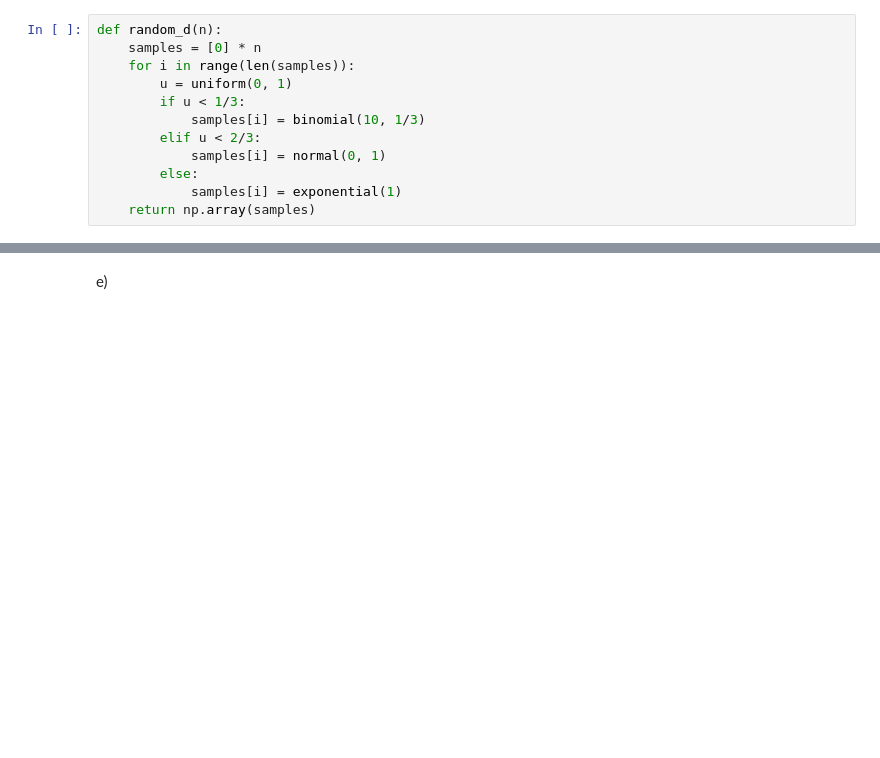
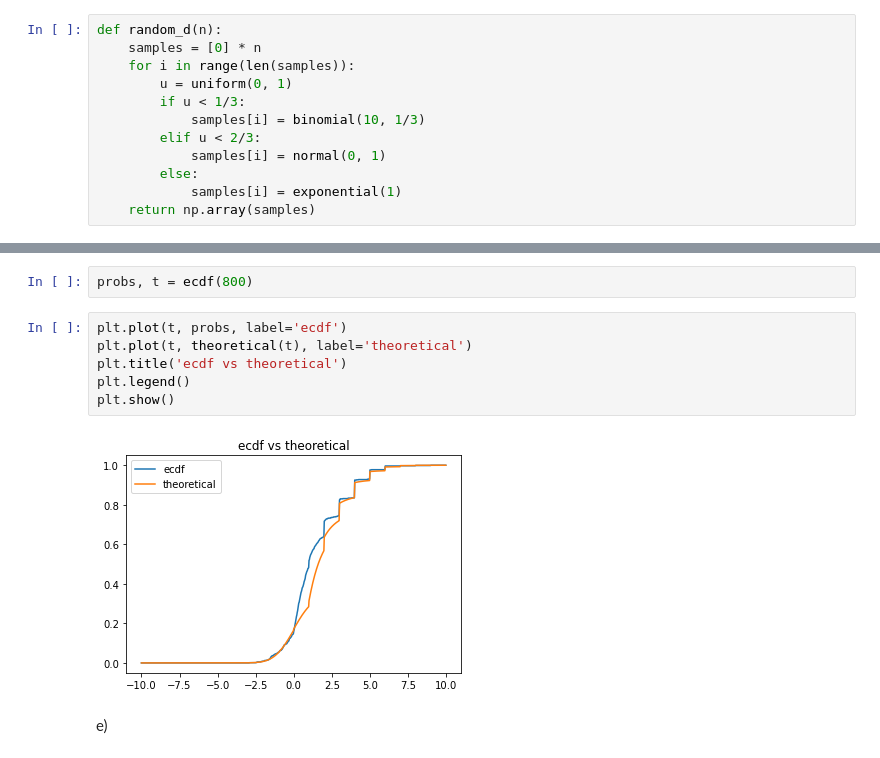
Before and after one commit to gekas145/MF, a Jupyter notebook: lab1.ipynb, the cells around one changed output, grey strips where cells are left out. Cells and saved outputs as stored; diff of their text form; blank space fills up the shorter version.

```diff
--- a/lab1.ipynb
+++ b/lab1.ipynb
@@ -135,2 +156,12 @@ plt.show()
+# %%
+probs, t = ecdf(800)
+# %%
+plt.plot(t, probs, label='ecdf')
+plt.plot(t, theoretical(t), label='theoretical')
+plt.title('ecdf vs theoretical')
+plt.legend()
+plt.show()
+# %% [output]
+[figure, added]
 # %% [markdown]
 e)
```
Also changed, not shown: parts of 10 cells of this notebook.
